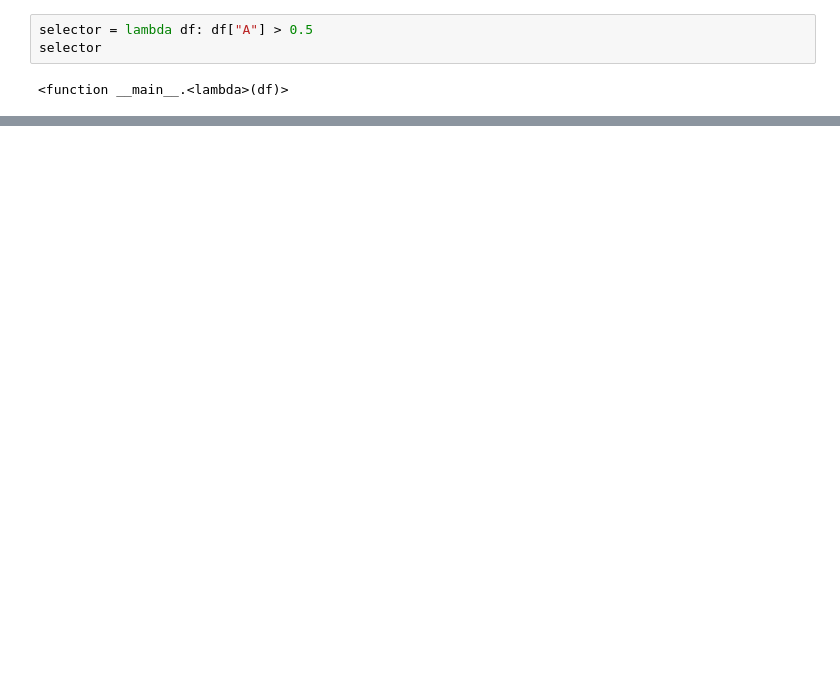
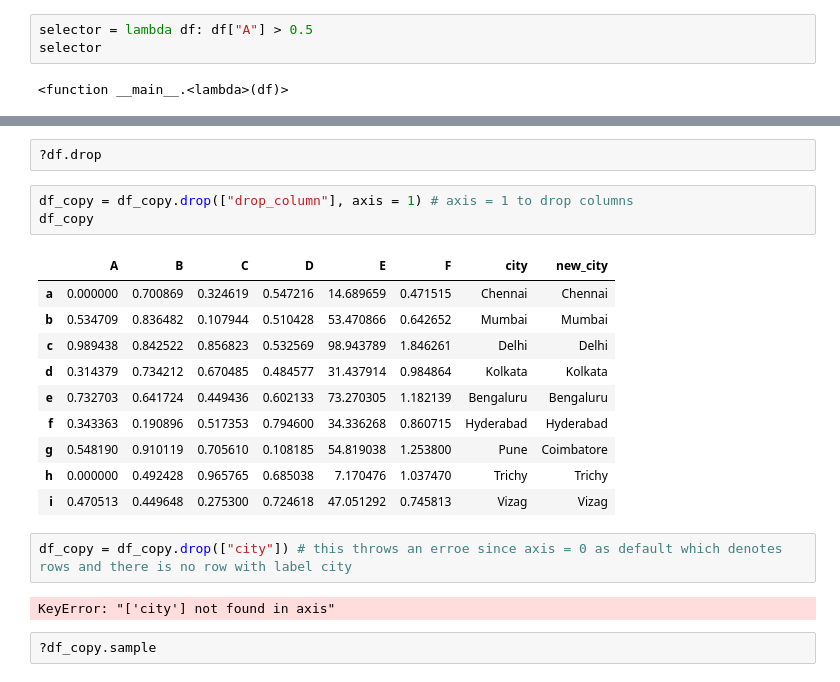
Before and after one commit to arjunpvm/mlp, a Jupyter notebook: week1/introduction_to_pandas.ipynb, the cells around one changed output, grey strips where cells are left out. Drawn from its saved outputs; the diff is of its cells as text; blank space fills up the shorter version.

```diff
--- a/week1/introduction_to_pandas.ipynb
+++ b/week1/introduction_to_pandas.ipynb
@@ -811,0 +938,22 @@ df.loc[condition_for_selection]
+# %%
+?df.drop
+# %%
+df_copy = df_copy.drop(["drop_column"], axis = 1) # axis = 1 to drop columns
+df_copy
+# %% [output]
+|  | A | B | C | D | E | F | city | new_city |
+| a | 0.000000 | 0.700869 | 0.324619 | 0.547216 | 14.689659 | 0.471515 | Chennai | Chennai |
+| b | 0.534709 | 0.836482 | 0.107944 | 0.510428 | 53.470866 | 0.642652 | Mumbai | Mumbai |
+| c | 0.989438 | 0.842522 | 0.856823 | 0.532569 | 98.943789 | 1.846261 | Delhi | Delhi |
+| d | 0.314379 | 0.734212 | 0.670485 | 0.484577 | 31.437914 | 0.984864 | Kolkata | Kolkata |
+| e | 0.732703 | 0.641724 | 0.449436 | 0.602133 | 73.270305 | 1.182139 | Bengaluru | Bengaluru |
+| f | 0.343363 | 0.190896 | 0.517353 | 0.794600 | 34.336268 | 0.860715 | Hyderabad | Hyderabad |
+| g | 0.548190 | 0.910119 | 0.705610 | 0.108185 | 54.819038 | 1.253800 | Pune | Coimbatore |
+| h | 0.000000 | 0.492428 | 0.965765 | 0.685038 | 7.170476 | 1.037470 | Trichy | Trichy |
+| i | 0.470513 | 0.449648 | 0.275300 | 0.724618 | 47.051292 | 0.745813 | Vizag | Vizag |
+# %%
+df_copy = df_copy.drop(["city"]) # this throws an erroe since axis = 0 as default which denotes rows and there is no row with label city
+# %% [output]
+KeyError: "['city'] not found in axis"
+# %%
+?df_copy.sample
```
Also changed, not shown: parts of 37 cells of this notebook.
